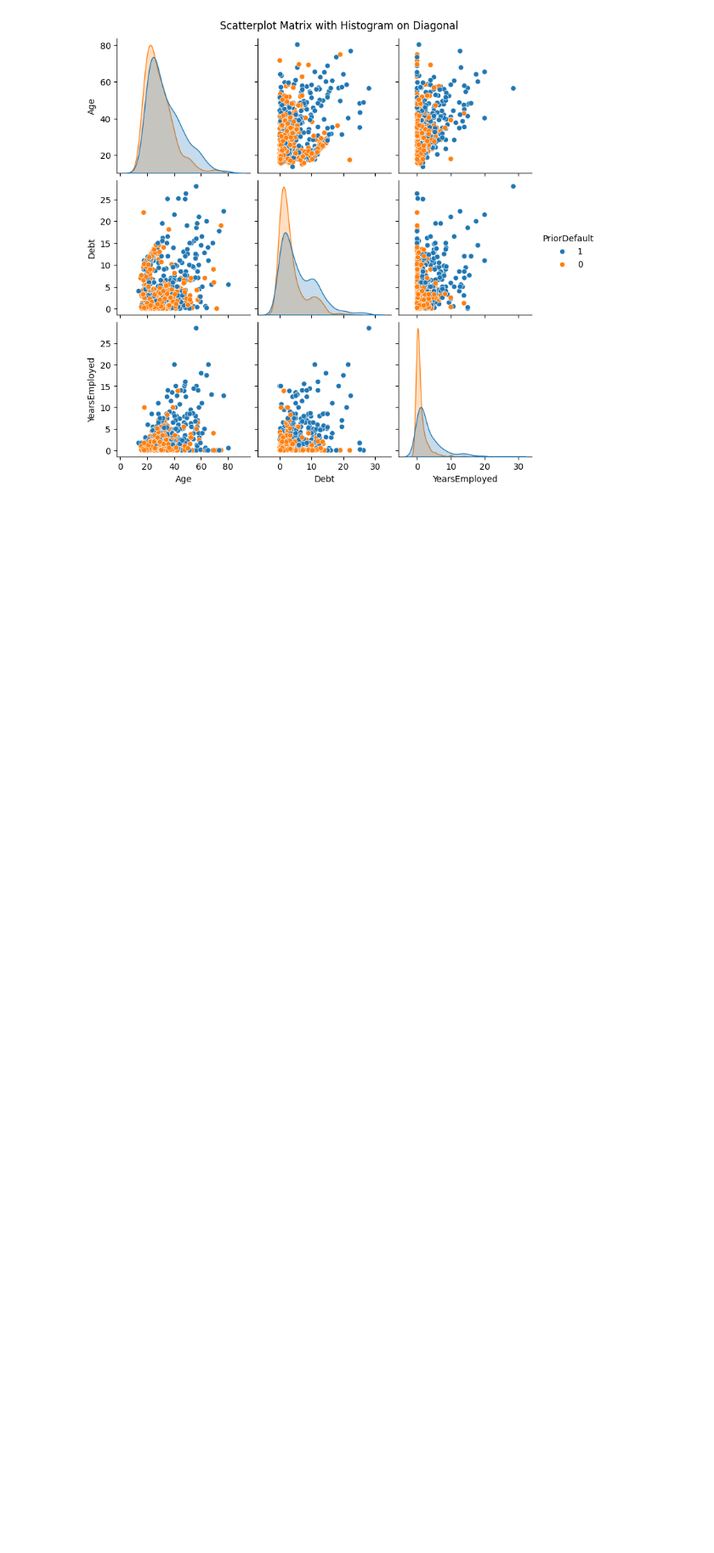
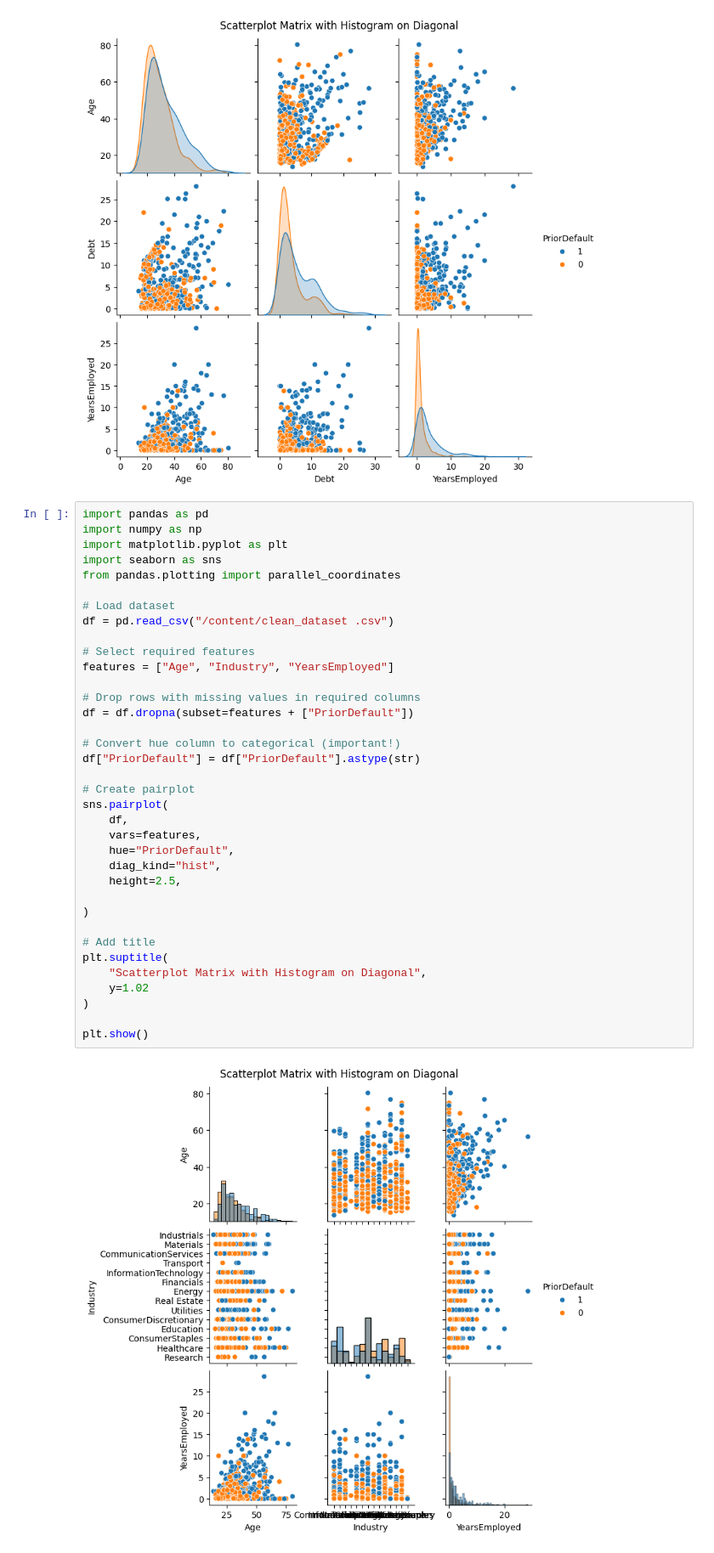
Before and after one commit to vtu26220-boop/Data-Visualization, a Jupyter notebook: DV_lab.ipynb, the cells around one changed output. Shown at 85% size. Saved outputs shown, nothing was run; the diff lists cells and outputs as text; blank space fills up the shorter version.

```diff
--- a/DV_lab.ipynb
+++ b/DV_lab.ipynb
@@ -76,3 +76,41 @@ plt.suptitle(
 plt.show()
 # %% [output]
 [figure]
+# %%
+import pandas as pd
+import numpy as np
+import matplotlib.pyplot as plt
+import seaborn as sns
+from pandas.plotting import parallel_coordinates
+
+# Load dataset
+df = pd.read_csv("/content/clean_dataset .csv")
+
+# Select required features
+features = ["Age", "Industry", "YearsEmployed"]
+
+# Drop rows with missing values in required columns
+df = df.dropna(subset=features + ["PriorDefault"])
+
+# Convert hue column to categorical (important!)
+df["PriorDefault"] = df["PriorDefault"].astype(str)
+
+# Create pairplot
+sns.pairplot(
+    df,
+    vars=features,
+    hue="PriorDefault",
+    diag_kind="hist",
+    height=2.5,
+
+)
+
+# Add title
+plt.suptitle(
+    "Scatterplot Matrix with Histogram on Diagonal",
+    y=1.02
+)
+
+plt.show()
+# %% [output]
+[figure, added]
```
Also changed, not shown: parts of 5 cells of this notebook.
